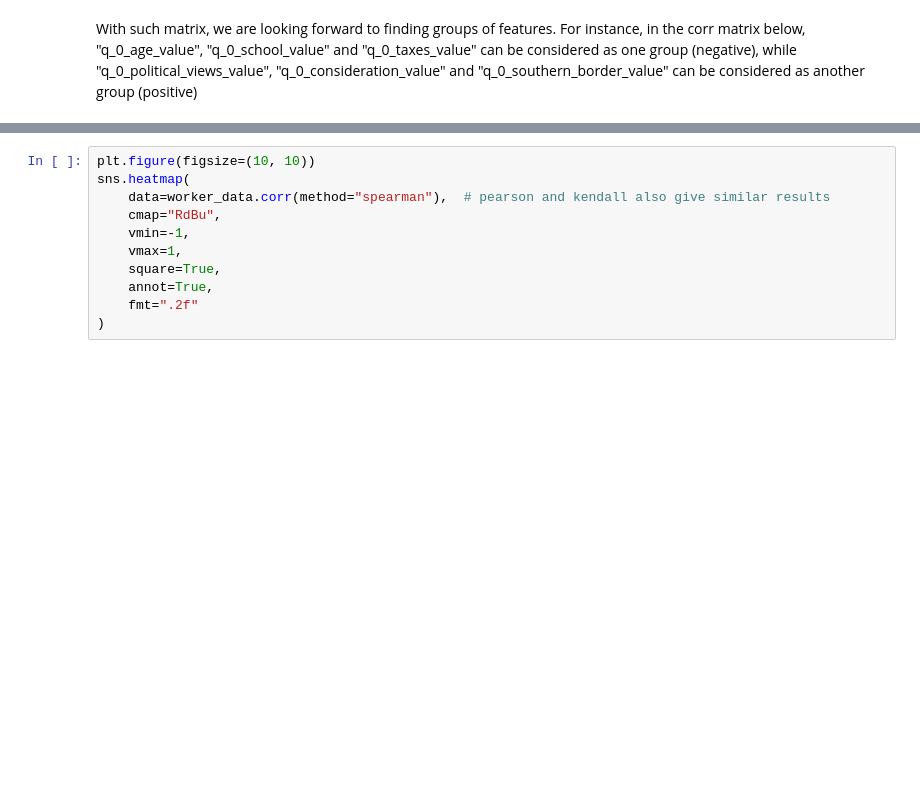
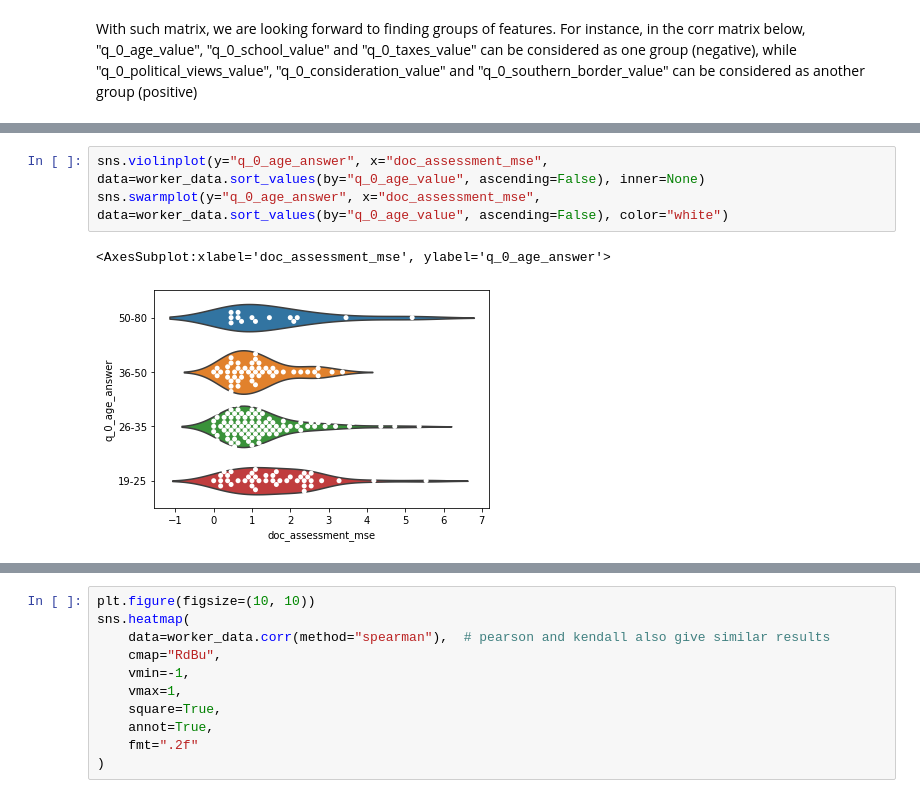
Before and after one commit to EyeofBeholder-NLeSC/play-around-sample-set, a Jupyter notebook: notebooks/IPM_worker_reliability.ipynb, the cells around one changed output, grey strips where cells are left out. Drawn from its saved outputs; the diff is of its cells as text; blank space fills up the shorter version.

```diff
--- a/notebooks/IPM_worker_reliability.ipynb
+++ b/notebooks/IPM_worker_reliability.ipynb
@@ -107,0 +118,6 @@ With such matrix, we are looking forward to finding groups of features. For inst
+# %%
+sns.violinplot(y="q_0_age_answer", x="doc_assessment_mse", data=worker_data.sort_values(by="q_0_age_value", ascending=False), inner=None)
+sns.swarmplot(y="q_0_age_answer", x="doc_assessment_mse", data=worker_data.sort_values(by="q_0_age_value", ascending=False), color="white")
+# %% [output]
+<AxesSubplot:xlabel='doc_assessment_mse', ylabel='q_0_age_answer'>
+[figure, added]
```
Also changed, not shown: parts of 24 cells of this notebook, 1 other file.
